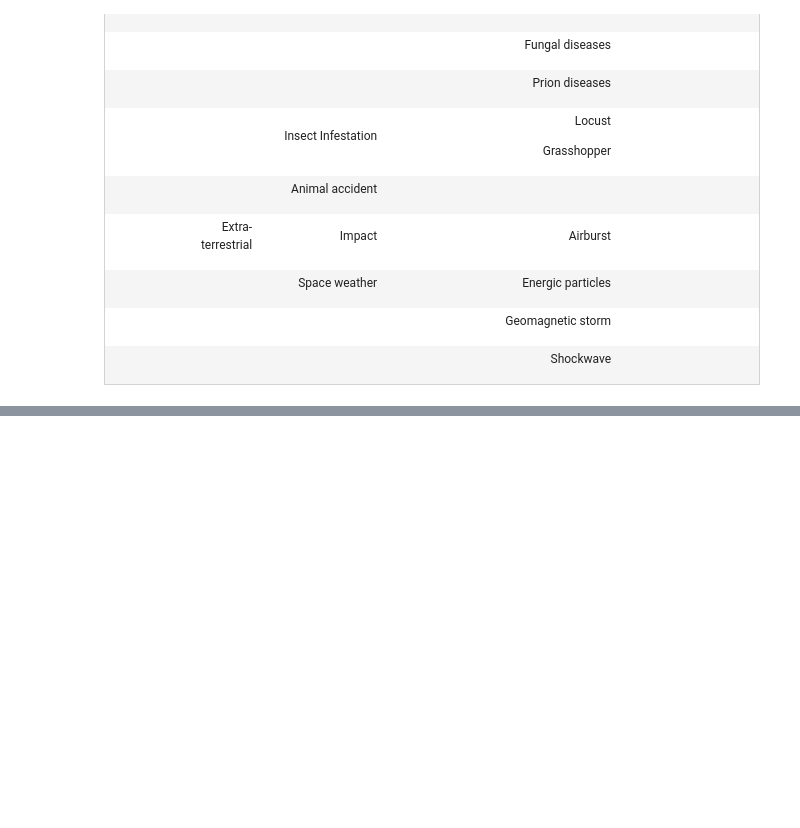
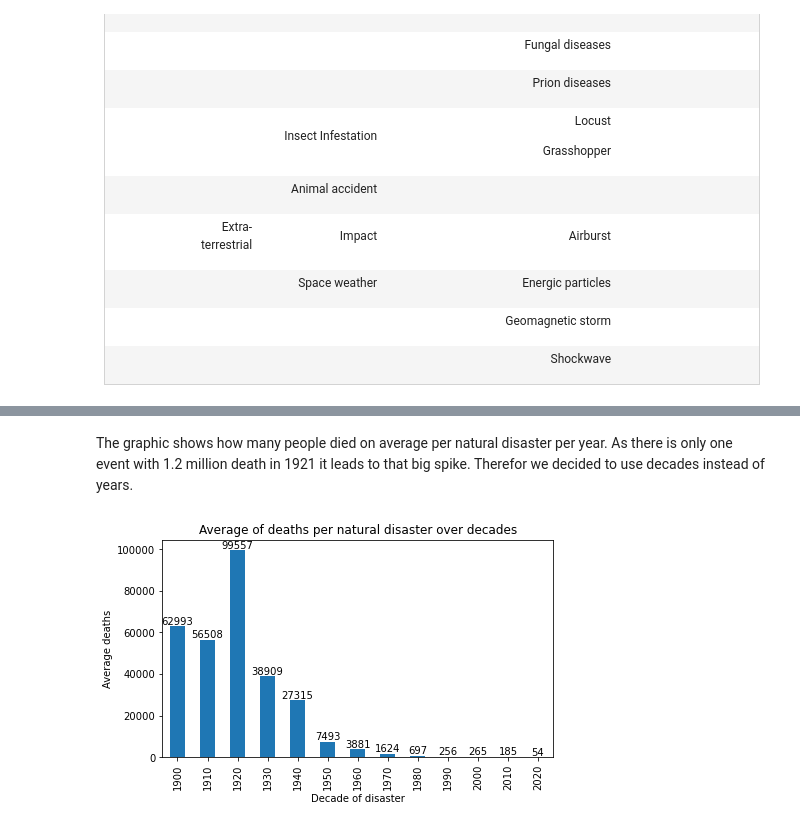
Before and after one commit to r-Files/DOPP, a Jupyter notebook: jupyter_notebooks/Full_analysis.ipynb, the cells around one changed output, grey strips where cells are left out. Drawn from its saved outputs; the diff is of its cells as text; code cells hidden in the pictures; blank space fills up the shorter version.

```diff
--- a/jupyter_notebooks/Full_analysis.ipynb
+++ b/jupyter_notebooks/Full_analysis.ipynb
@@ -672,0 +784,13 @@ Sourced from https://public.emdat.be/about.
+# %% [markdown]
+The graphic shows how many people died on average per natural disaster per year. As there is only one event with 1.2 million death in 1921 it leads to that big spike. Therefor we decided to use decades instead of years.
+# %%
+# calc mean deaths, per Decade and plot them in a bar plot
+means = df_a.groupby(["Disaster_Decade"]).mean()['Total_Deaths'].round()
+ax = means.plot(kind = 'bar', figsize = (7,4))
+ax.set_ylabel('Average deaths')
+ax.set_xlabel ('Decade of disaster')
+ax.set_title('Average of deaths per natural disaster over decades')
+ax.bar_label(ax.containers[0])
+plt.show()
+# %% [output]
+[figure, added]
```
Also changed, not shown: parts of 31 cells of this notebook, 10 other files.
